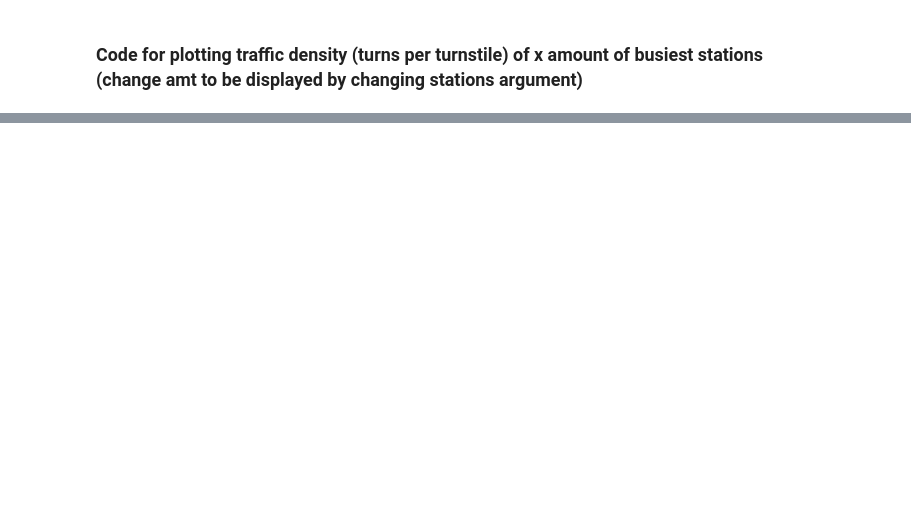
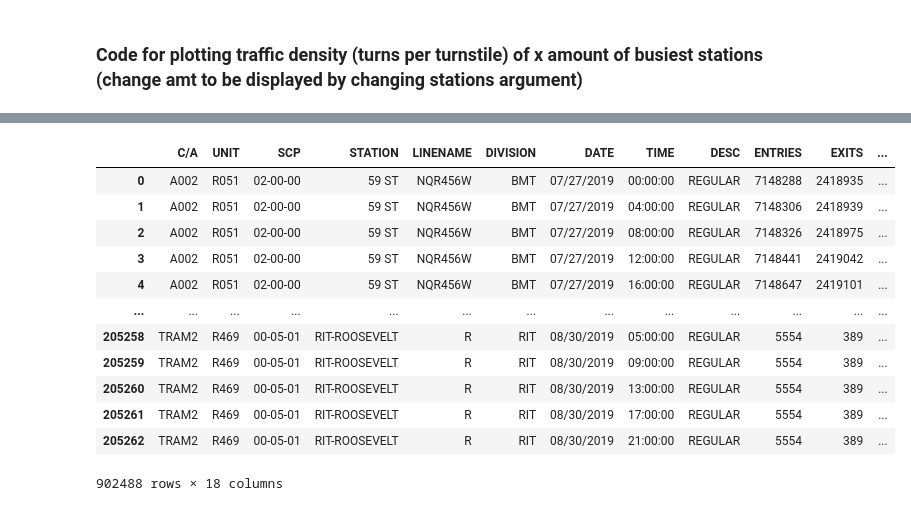
Before and after one commit to vincent-thompson/mta_turnstile_exploratory_data_analysis, a Jupyter notebook: ch_set_1_template.ipynb, the cells around one changed output, grey strips where cells are left out. Drawn from its saved outputs; the diff is of its cells as text; code cells hidden in the pictures; blank space fills up the shorter version.

```diff
--- a/ch_set_1_template.ipynb
+++ b/ch_set_1_template.ipynb
@@ -35,7 +35,7 @@ def clean_data(df):
     df_sorted['exits_diff'] = df_sorted['exits_diff'].fillna(0)
     df_sorted['total_turns'] = df_sorted['entries_diff'] + df_sorted['exits_diff']
     df_sorted['station_unique'] = df_sorted['STATION'] + '-' + df_sorted['LINENAME']
-
+    df_sorted['day_of_week']= df_sorted.converted_time.dt.dayofweek
 
 
     return df_sorted
@@ -64,7 +64,15 @@ df2 = pd.read_csv('http://web.mta.info/developers/data/nyct/turnstile/turnstile_
 df3 = pd.read_csv('http://web.mta.info/developers/data/nyct/turnstile/turnstile_190817.txt')
 df4 = pd.read_csv('http://web.mta.info/developers/data/nyct/turnstile/turnstile_190824.txt')
 df5 = pd.read_csv('http://web.mta.info/developers/data/nyct/turnstile/turnstile_190831.txt')
-df_sorted = remove_outliers(clean_data(df1))
+df1_sorted = remove_outliers(clean_data(df1))
+df2_sorted = remove_outliers(clean_data(df2))
+df3_sorted = remove_outliers(clean_data(df3))
+df4_sorted = remove_outliers(clean_data(df4))
+df5_sorted = remove_outliers(clean_data(df5))
+# %%
+df_list = [df1_sorted,df2_sorted,df3_sorted,df4_sorted,df5_sorted]
+df_sorted = pd.concat(df_list)
+df_sorted['weekly_turns'] = df_sorted['total_turns']/len(df_list)
 # %%
 #Challenge 4 Code
 
@@ -233,0 +303,16 @@ plot_traffic_density(df_sorted, stations = 20)
+# %%
+df_sorted
+# %% [output]
+|  | C/A | UNIT | SCP | STATION | LINENAME | DIVISION | DATE | TIME | DESC | ENTRIES | EXITS | ... |
+| 0 | A002 | R051 | 02-00-00 | 59 ST | NQR456W | BMT | 07/27/2019 | 00:00:00 | REGULAR | 7148288 | 2418935 | ... |
+| 1 | A002 | R051 | 02-00-00 | 59 ST | NQR456W | BMT | 07/27/2019 | 04:00:00 | REGULAR | 7148306 | 2418939 | ... |
+| 2 | A002 | R051 | 02-00-00 | 59 ST | NQR456W | BMT | 07/27/2019 | 08:00:00 | REGULAR | 7148326 | 2418975 | ... |
+| 3 | A002 | R051 | 02-00-00 | 59 ST | NQR456W | BMT | 07/27/2019 | 12:00:00 | REGULAR | 7148441 | 2419042 | ... |
+| 4 | A002 | R051 | 02-00-00 | 59 ST | NQR456W | BMT | 07/27/2019 | 16:00:00 | REGULAR | 7148647 | 2419101 | ... |
+| ... | ... | ... | ... | ... | ... | ... | ... | ... | ... | ... | ... | ... |
+| 205258 | TRAM2 | R469 | 00-05-01 | RIT-ROOSEVELT | R | RIT | 08/30/2019 | 05:00:00 | REGULAR | 5554 | 389 | ... |
+| 205259 | TRAM2 | R469 | 00-05-01 | RIT-ROOSEVELT | R | RIT | 08/30/2019 | 09:00:00 | REGULAR | 5554 | 389 | ... |
+| 205260 | TRAM2 | R469 | 00-05-01 | RIT-ROOSEVELT | R | RIT | 08/30/2019 | 13:00:00 | REGULAR | 5554 | 389 | ... |
+| 205261 | TRAM2 | R469 | 00-05-01 | RIT-ROOSEVELT | R | RIT | 08/30/2019 | 17:00:00 | REGULAR | 5554 | 389 | ... |
+| 205262 | TRAM2 | R469 | 00-05-01 | RIT-ROOSEVELT | R | RIT | 08/30/2019 | 21:00:00 | REGULAR | 5554 | 389 | ... |
+902488 rows × 18 columns
```
Also changed, not shown: parts of 6 cells of this notebook.
